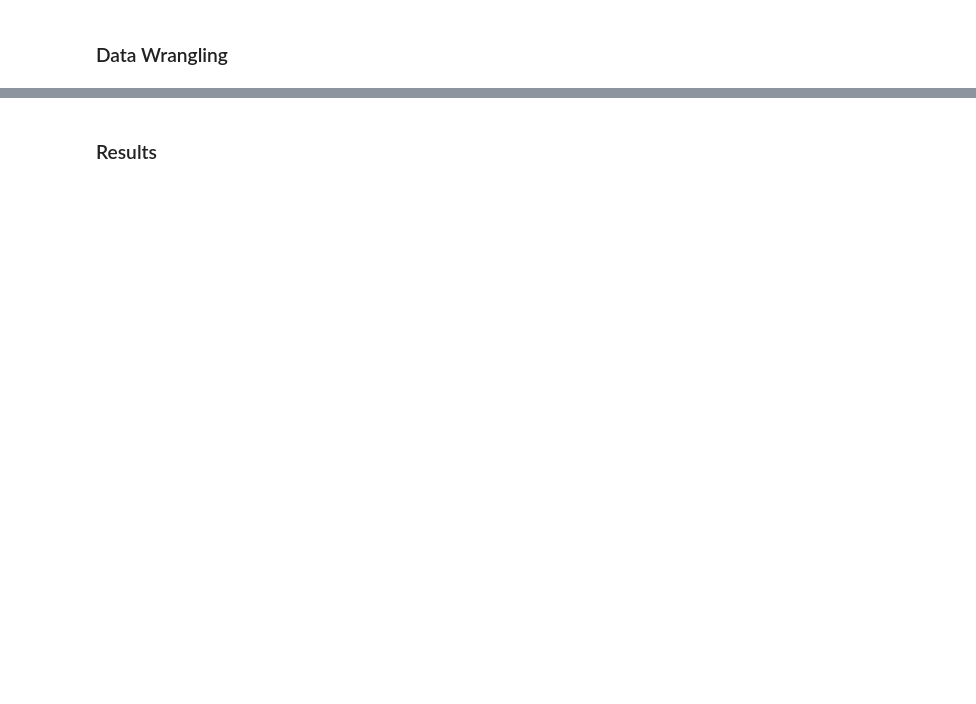
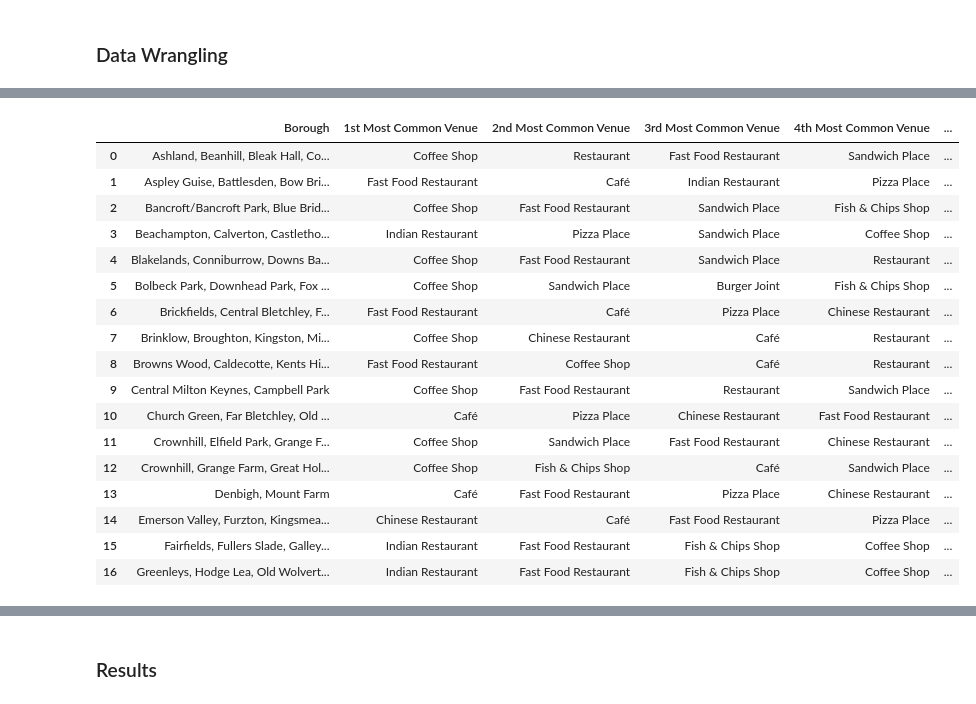
Before and after one commit to brian-naylor/Coursera_Capstone, a Jupyter notebook: Battle of the Neighborhoods (week 1 and 2).ipynb, the cells around one changed output, grey strips where cells are left out. Saved outputs shown, nothing was run; the diff lists cells and outputs as text; code cells hidden in the pictures; blank space fills up the shorter version.

```diff
--- a/Battle of the Neighborhoods (week 1 and 2).ipynb
+++ b/Battle of the Neighborhoods (week 1 and 2).ipynb
@@ -92,0 +223,3 @@ Its also important to consider the tooling, and we will be using the following;
+# %%
+pc_df = pc_df.groupby(['Postcode']).mean()
+pc_df.head()
@@ -92,0 +461,12 @@ Its also important to consider the tooling, and we will be using the following;
+# %%
+num_top_venues = 5
+
+for hood in mk_grouped['Borough']:
+    print("----"+hood+"----")
+    temp = mk_grouped[mk_grouped['Borough'] == hood].T.reset_index()
+    temp.columns = ['venue','freq']
+    temp = temp.iloc[1:]
+    temp['freq'] = temp['freq'].astype(float)
+    temp = temp.round({'freq': 2})
+    print(temp.sort_values('freq', ascending=False).reset_index(drop=True).head(num_top_venues))
+    print('\n')
@@ -92,0 +491,46 @@ Its also important to consider the tooling, and we will be using the following;
+# %%
+def return_most_common_venues(row, num_top_venues):
+    row_categories = row.iloc[1:]
+    row_categories_sorted = row_categories.sort_values(ascending=False)
+
+    return row_categories_sorted.index.values[0:num_top_venues]
+# %%
+num_top_venues = 10
+
+indicators = ['st', 'nd', 'rd']
+
+# create columns according to number of top venues
+columns = ['Borough']
+for ind in np.arange(num_top_venues):
+    try:
+        columns.append('{}{} Most Common Venue'.format(ind+1, indicators[ind]))
+    except:
+        columns.append('{}th Most Common Venue'.format(ind+1))
+
+# create a new dataframe
+neighborhoods_venues_sorted = pd.DataFrame(columns=columns)
+neighborhoods_venues_sorted['Borough'] = mk_grouped['Borough']
+
+for ind in np.arange(mk_grouped.shape[0]):
+    neighborhoods_venues_sorted.iloc[ind, 1:] = return_most_common_venues(mk_grouped.iloc[ind, :], num_top_venues)
+
+neighborhoods_venues_sorted
+# %% [output]
+|  | Borough | 1st Most Common Venue | 2nd Most Common Venue | 3rd Most Common Venue | 4th Most Common Venue | ... |
+| 0 | Ashland, Beanhill, Bleak Hall, Co... | Coffee Shop | Restaurant | Fast Food Restaurant | Sandwich Place | ... |
+| 1 | Aspley Guise, Battlesden, Bow Bri... | Fast Food Restaurant | Café | Indian Restaurant | Pizza Place | ... |
+| 2 | Bancroft/Bancroft Park, Blue Brid... | Coffee Shop | Fast Food Restaurant | Sandwich Place | Fish & Chips Shop | ... |
+| 3 | Beachampton, Calverton, Castletho... | Indian Restaurant | Pizza Place | Sandwich Place | Coffee Shop | ... |
+| 4 | Blakelands, Conniburrow, Downs Ba... | Coffee Shop | Fast Food Restaurant | Sandwich Place | Restaurant | ... |
+| 5 | Bolbeck Park, Downhead Park, Fox ... | Coffee Shop | Sandwich Place | Burger Joint | Fish & Chips Shop | ... |
+| 6 | Brickfields, Central Bletchley, F... | Fast Food Restaurant | Café | Pizza Place | Chinese Restaurant | ... |
+| 7 | Brinklow, Broughton, Kingston, Mi... | Coffee Shop | Chinese Restaurant | Café | Restaurant | ... |
+| 8 | Browns Wood, Caldecotte, Kents Hi... | Fast Food Restaurant | Coffee Shop | Café | Restaurant | ... |
+| 9 | Central Milton Keynes, Campbell Park | Coffee Shop | Fast Food Restaurant | Restaurant | Sandwich Place | ... |
+| 10 | Church Green, Far Bletchley, Old ... | Café | Pizza Place | Chinese Restaurant | Fast Food Restaurant | ... |
+| 11 | Crownhill, Elfield Park, Grange F... | Coffee Shop | Sandwich Place | Fast Food Restaurant | Chinese Restaurant | ... |
+| 12 | Crownhill, Grange Farm, Great Hol... | Coffee Shop | Fish & Chips Shop | Café | Sandwich Place | ... |
+| 13 | Denbigh, Mount Farm | Café | Fast Food Restaurant | Pizza Place | Chinese Restaurant | ... |
+| 14 | Emerson Valley, Furzton, Kingsmea... | Chinese Restaurant | Café | Fast Food Restaurant | Pizza Place | ... |
+| 15 | Fairfields, Fullers Slade, Galley... | Indian Restaurant | Fast Food Restaurant | Fish & Chips Shop | Coffee Shop | ... |
+| 16 | Greenleys, Hodge Lea, Old Wolvert... | Indian Restaurant | Fast Food Restaurant | Fish & Chips Shop | Coffee Shop | ... |
```
Also changed, not shown: parts of 47 cells of this notebook.
